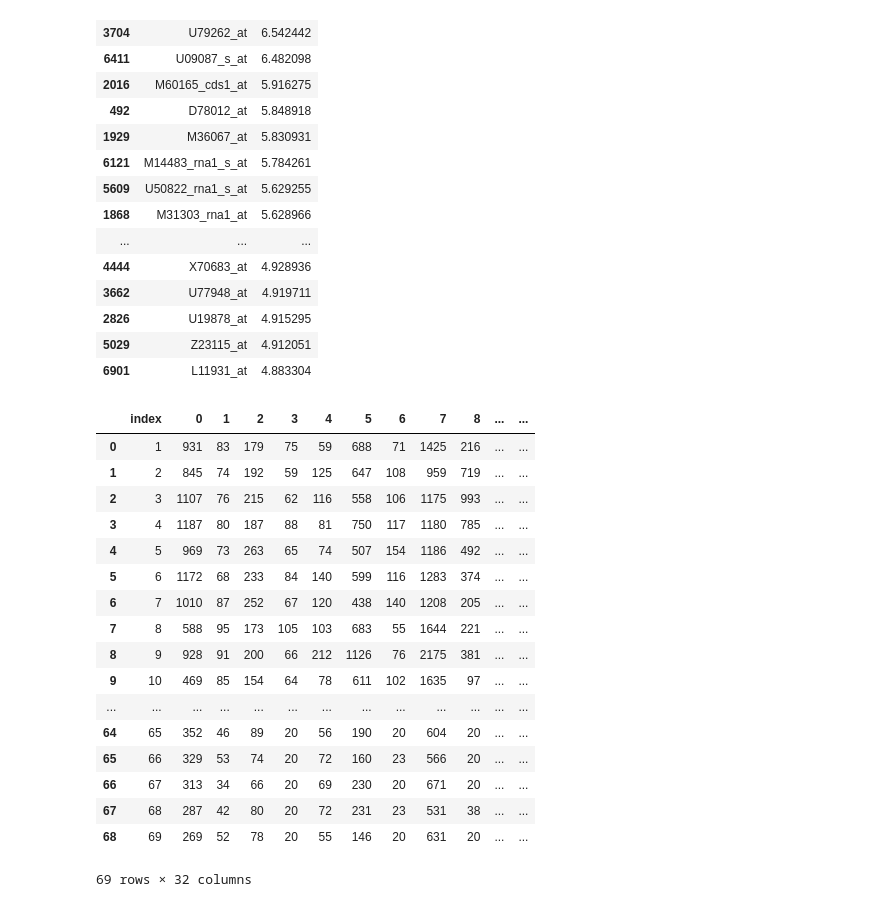
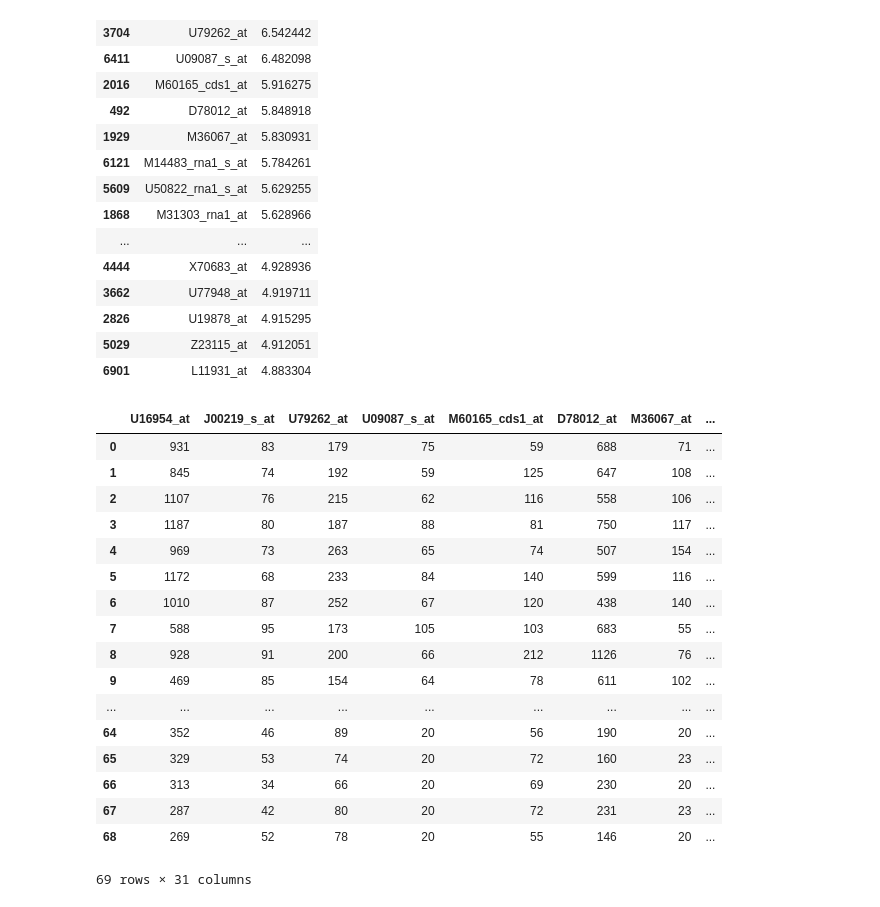
Before and after one commit to amirdeljouyi/kdnuggets-data-mining-course, a Jupyter notebook: Final Phase/Untitled.ipynb, the cells around one changed output. Saved outputs shown, nothing was run; the diff lists cells and outputs as text; code cells hidden in the pictures.

```diff
--- a/Final Phase/Untitled.ipynb
+++ b/Final Phase/Untitled.ipynb
@@ -166,50 +166,10 @@ t_value_largest
 | 6901 | L11931_at | 4.883304 |
 # %%
 def save_nlargest(number,input_data,path):
-    data = input_data.nlargest(number,['t_value']).iloc[:,1:-2]
+    data = input_data.nlargest(number,['t_value']).iloc[:,:-2]
     data.drop_duplicates
-    data.to_csv(path+str(number)+'.gr.csv',index=False)
+    data.transpose().to_csv(path+str(number)+'.gr.csv',index=False)
 path = os.path.join(root_data,top_t_value_file)
-save_nlargest(2,p_data,path)
-save_nlargest(4,p_data,path)
-save_nlargest(6,p_data,path)
-save_nlargest(8,p_data,path)
-save_nlargest(10,p_data,path)
-save_nlargest(12,p_data,path)
-save_nlargest(15,p_data,path)
-save_nlargest(20,p_data,path)
-save_nlargest(25,p_data,path)
-save_nlargest(30,p_data,path)
+numbers = [2,4,6,8,10,12,15,20,25,30]
+for i in range(len(numbers)):
+    save_nlargest(numbers[i],p_data,path)
-# %%
-def transpose_addclass(input):
-    return input.transpose().reset_index().assign(Class=pd.read_csv(os.path.join(root_data,train_data_class)).Class)
-top2 = transpose_addclass(pd.read_csv(path+'2.gr.csv'))
-top4 = transpose_addclass(pd.read_csv(path+'4.gr.csv'))
-top6 = transpose_addclass(pd.read_csv(path+'6.gr.csv'))
-top8 = transpose_addclass(pd.read_csv(path+'8.gr.csv'))
-top10 = transpose_addclass(pd.read_csv(path+'10.gr.csv'))
-top12 = transpose_addclass(pd.read_csv(path+'12.gr.csv'))
-top15 = transpose_addclass(pd.read_csv(path+'15.gr.csv'))
-top20 = transpose_addclass(pd.read_csv(path+'20.gr.csv'))
-top25 = transpose_addclass(pd.read_csv(path+'25.gr.csv'))
-top30 = transpose_addclass(pd.read_csv(path+'30.gr.csv'))
-top30
-# %% [output]
-|  | index | 0 | 1 | 2 | 3 | 4 | 5 | 6 | 7 | 8 | ... | ... |
-| 0 | 1 | 931 | 83 | 179 | 75 | 59 | 688 | 71 | 1425 | 216 | ... | ... |
-| 1 | 2 | 845 | 74 | 192 | 59 | 125 | 647 | 108 | 959 | 719 | ... | ... |
-| 2 | 3 | 1107 | 76 | 215 | 62 | 116 | 558 | 106 | 1175 | 993 | ... | ... |
-| 3 | 4 | 1187 | 80 | 187 | 88 | 81 | 750 | 117 | 1180 | 785 | ... | ... |
-| 4 | 5 | 969 | 73 | 263 | 65 | 74 | 507 | 154 | 1186 | 492 | ... | ... |
-| 5 | 6 | 1172 | 68 | 233 | 84 | 140 | 599 | 116 | 1283 | 374 | ... | ... |
-| 6 | 7 | 1010 | 87 | 252 | 67 | 120 | 438 | 140 | 1208 | 205 | ... | ... |
-| 7 | 8 | 588 | 95 | 173 | 105 | 103 | 683 | 55 | 1644 | 221 | ... | ... |
-| 8 | 9 | 928 | 91 | 200 | 66 | 212 | 1126 | 76 | 2175 | 381 | ... | ... |
-| 9 | 10 | 469 | 85 | 154 | 64 | 78 | 611 | 102 | 1635 | 97 | ... | ... |
-| ... | ... | ... | ... | ... | ... | ... | ... | ... | ... | ... | ... | ... |
-| 64 | 65 | 352 | 46 | 89 | 20 | 56 | 190 | 20 | 604 | 20 | ... | ... |
-| 65 | 66 | 329 | 53 | 74 | 20 | 72 | 160 | 23 | 566 | 20 | ... | ... |
-| 66 | 67 | 313 | 34 | 66 | 20 | 69 | 230 | 20 | 671 | 20 | ... | ... |
-| 67 | 68 | 287 | 42 | 80 | 20 | 72 | 231 | 23 | 531 | 38 | ... | ... |
-| 68 | 69 | 269 | 52 | 78 | 20 | 55 | 146 | 20 | 631 | 20 | ... | ... |
-69 rows × 32 columns
@@ -217,0 +176,26 @@ arff.dump(path+'30.gr.arff', top30.values, relation="default", names=df.columns)
+# %%
+def addclass(input):
+    return input.assign(Class=pd.read_csv(os.path.join(root_data,train_data_class)).Class)
+tops = []
+for i in range(len(numbers)):
+    tops.append(addclass(pd.read_csv(path+str(numbers[i])+'.gr.csv',header=1)))
+tops[9]
+# %% [output]
+|  | U16954_at | J00219_s_at | U79262_at | U09087_s_at | M60165_cds1_at | D78012_at | M36067_at | ... |
+| 0 | 931 | 83 | 179 | 75 | 59 | 688 | 71 | ... |
+| 1 | 845 | 74 | 192 | 59 | 125 | 647 | 108 | ... |
+| 2 | 1107 | 76 | 215 | 62 | 116 | 558 | 106 | ... |
+| 3 | 1187 | 80 | 187 | 88 | 81 | 750 | 117 | ... |
+| 4 | 969 | 73 | 263 | 65 | 74 | 507 | 154 | ... |
+| 5 | 1172 | 68 | 233 | 84 | 140 | 599 | 116 | ... |
+| 6 | 1010 | 87 | 252 | 67 | 120 | 438 | 140 | ... |
+| 7 | 588 | 95 | 173 | 105 | 103 | 683 | 55 | ... |
+| 8 | 928 | 91 | 200 | 66 | 212 | 1126 | 76 | ... |
+| 9 | 469 | 85 | 154 | 64 | 78 | 611 | 102 | ... |
+| ... | ... | ... | ... | ... | ... | ... | ... | ... |
+| 64 | 352 | 46 | 89 | 20 | 56 | 190 | 20 | ... |
+| 65 | 329 | 53 | 74 | 20 | 72 | 160 | 23 | ... |
+| 66 | 313 | 34 | 66 | 20 | 69 | 230 | 20 | ... |
+| 67 | 287 | 42 | 80 | 20 | 72 | 231 | 23 | ... |
+| 68 | 269 | 52 | 78 | 20 | 55 | 146 | 20 | ... |
+69 rows × 31 columns
```
Also changed, not shown: parts of 6 cells of this notebook, 33 other files.
